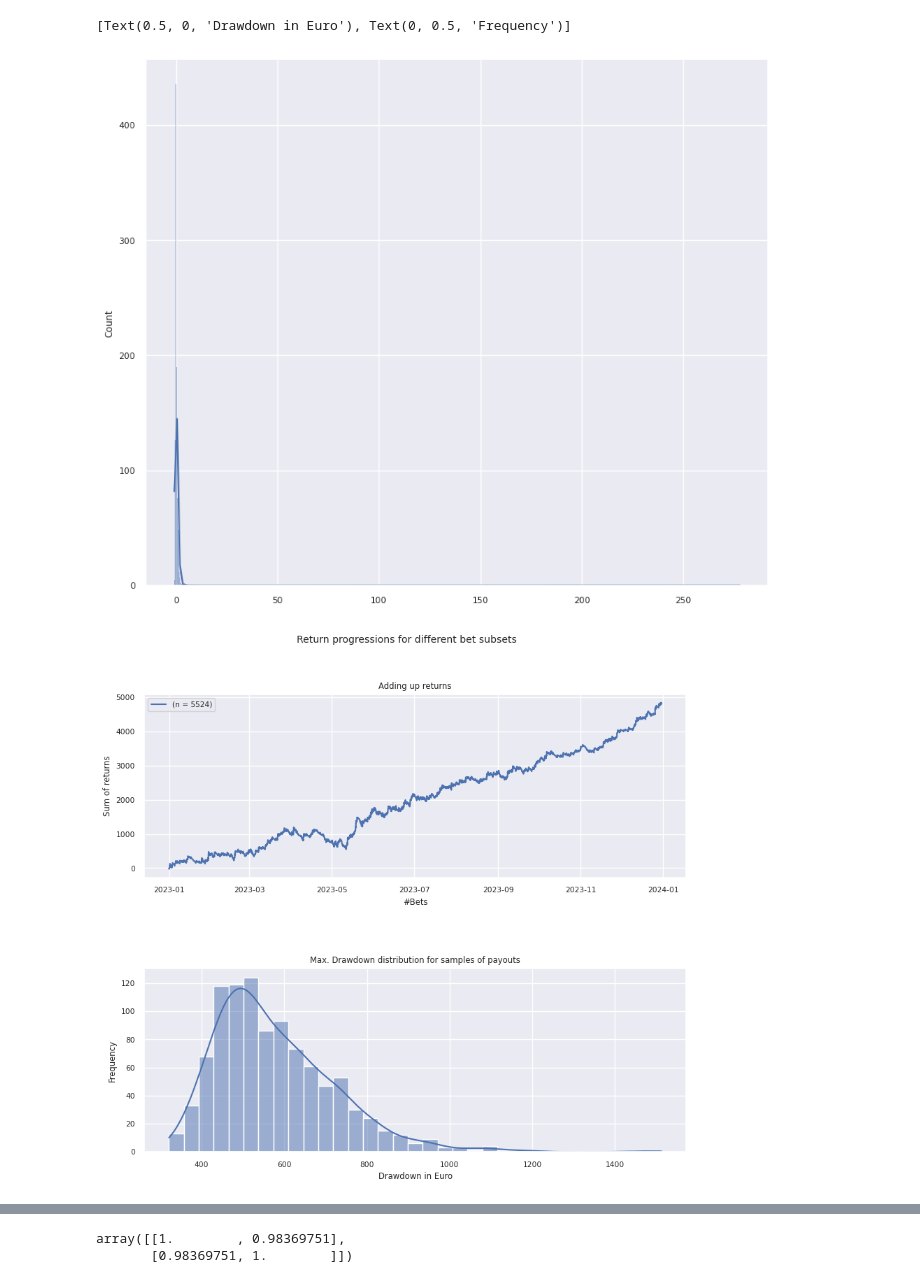
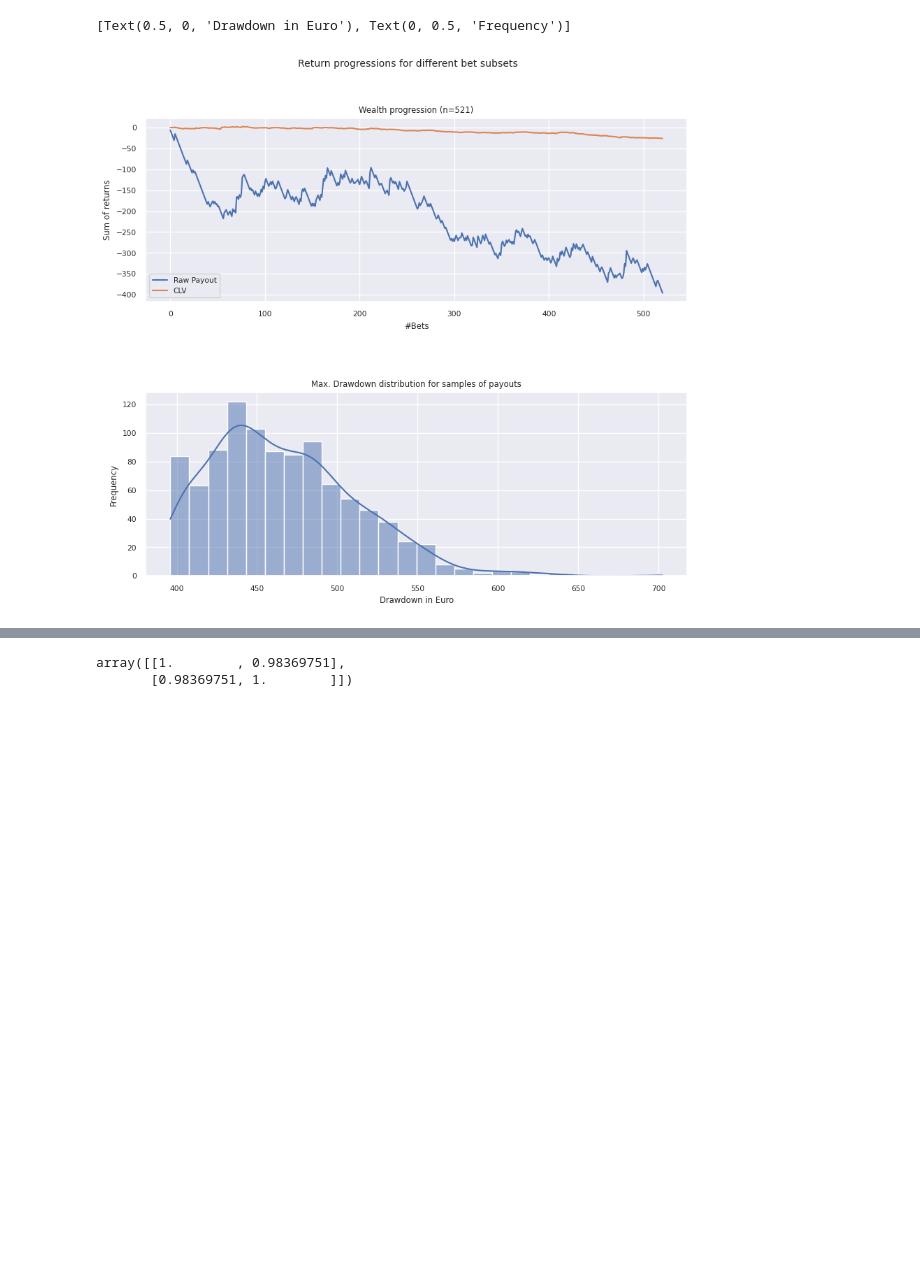
Before and after one commit to Dateb/WageringSystem, a Jupyter notebook: notebooks/Results Plotting.ipynb, the cells around one changed output, grey strips where cells are left out. Cells and saved outputs as stored; diff of their text form; code cells hidden in the pictures; blank space fills up the shorter version.

```diff
--- a/notebooks/Results Plotting.ipynb
+++ b/notebooks/Results Plotting.ipynb
@@ -73,6 +63,7 @@ def plot_wealth_snapshots(axis, test_bets: List[Bet], label: str) -> None:
     label = f"{label} (\u03B1 = {best_kelly_fraction})"
     sns.lineplot(ax=axis, x=date_values, y=best_wealth_snapshots, label=label)
 # %%
+from Model.Betting.evaluate import get_clv
 import pickle
 import seaborn as sns
 from matplotlib import pyplot as plt
@@ -104,6 +95,8 @@ with open(TEST_BETS_PATH, "rb") as f:
     test_bets = pickle.load(f)
 
 test_bets = [bet for bet in test_bets if bet.payout != 0]
+# test_bets = [bet for bet in test_bets if bet.payout <= 60]
+# test_bets = [bet for bet in test_bets if -600 < get_minutes_until_race_start(bet) < -360]
 test_bets = sorted(test_bets, key=lambda bet: bet.bet_offer.event_datetime)
 
 sorted_bets = [bet for bet in test_bets if bet.probability_start > 0]
@@ -118,9 +111,7 @@ worst_bets = sorted_bets[-30:]
 #     print(bet.probability_estimate / bet.probability_start)
 
 
-win_prob_diffs = []
-for bet in test_bets:
-    race_card_id_bet = bet.bet_offer.race_card.race_id
+def get_clv_of_bet(bet: Bet) -> float:
     horse_number_bet = bet.bet_offer.horse.number
     horse_sp = 0
 
@@ -128,45 +119,48 @@ for bet in test_bets:
 
     for horse in race_card.horses:
         if horse.number == horse_number_bet:
-            horse_sp = horse.betfair_win_sp
+            horse_sp = horse.betfair_place_sp
 
     if horse_sp > 0:
-        bet_offer_win_prob = 1 / (bet.bet_offer.odds * (1 - 0.025))
-        bet_sp_win_prob = 1 / horse_sp
+        bet_offer_odds = bet.bet_offer.odds * bet.bet_offer.adjustment_factor
 
-        win_prob_diffs.append((bet_sp_win_prob / bet_offer_win_prob) - 1)
+        return get_clv(bet_offer_odds, horse_sp)
 
+    return 0
 
-print(pd.Series(win_prob_diffs).describe())
-
-sns.histplot(data=win_prob_diffs, kde=True)
-
-sp_deviations = [bet.probability_estimate / bet.probability_start for bet in sorted_bets]
-
-print(f"Mean sp deviation: {np.mean(sp_deviations)}")
+test_bets = [bet for bet in test_bets if bet.probability_start > -1]
 
 fig, axes = plt.subplots(2, 1)
 fig.suptitle('Return progressions for different bet subsets')
 
-test_bets_base = [bet for bet in test_bets if bet.probability_start > -1]
-
-payouts = np.array([bet.payout for bet in test_bets_base])
+payouts = np.array([bet.payout for bet in test_bets])
 
 max_draw_down = get_max_draw_down(payouts)
 
 print(f"Max drawdown: {max_draw_down}")
 
-axes[0].set_title("Adding up returns")
+axes[0].set_title(f"Wealth progression (n={len(test_bets)})")
 axes[0].set(xlabel="#Bets", ylabel="Sum of returns")
 
-plot_bets_return_over_time(bets=test_bets_base, axis=axes[0])
+bet_times = [bet.bet_offer.event_datetime for bet in test_bets]
+# plot_cumsum_over_time(payouts, bet_times, axes[0], label="Raw Payout")
+plot_cumsum_over_count(payouts, axes[0], label="Raw Payout")
+
+clv_of_bets = [get_clv_of_bet(bet) for bet in test_bets]
+soft_payouts = [clv * 6 for clv in clv_of_bets]
+
+print(pd.Series(clv_of_bets).describe())
+
+soft_payout_sums = cumsum(soft_payouts)
+# plot_cumsum_over_time(clv_of_bets, bet_times, axes[0], label="CLV")
+plot_cumsum_over_count(clv_of_bets, axes[0], label="CLV")
 
 ax_payouts = plt.subplots_adjust(hspace = 0.5, wspace = 0.3)
 
 max_draw_downs = []
 
 for _ in range(1000):
-    bets_sample = random.sample(test_bets_base, k=len(test_bets_base))
+    bets_sample = random.sample(test_bets, k=len(test_bets))
 
     payouts = [bet.payout for bet in bets_sample]
     max_draw_down = get_max_draw_down(payouts)
@@ -199,4 +196,3 @@ max      1512.693810
 dtype: float64
 [Text(0.5, 0, 'Drawdown in Euro'), Text(0, 0.5, 'Frequency')]
-[figure, old version]
+[figure, new version]
-[figure, removed]
```
Also changed, not shown: parts of 9 cells of this notebook, 27 other files.
